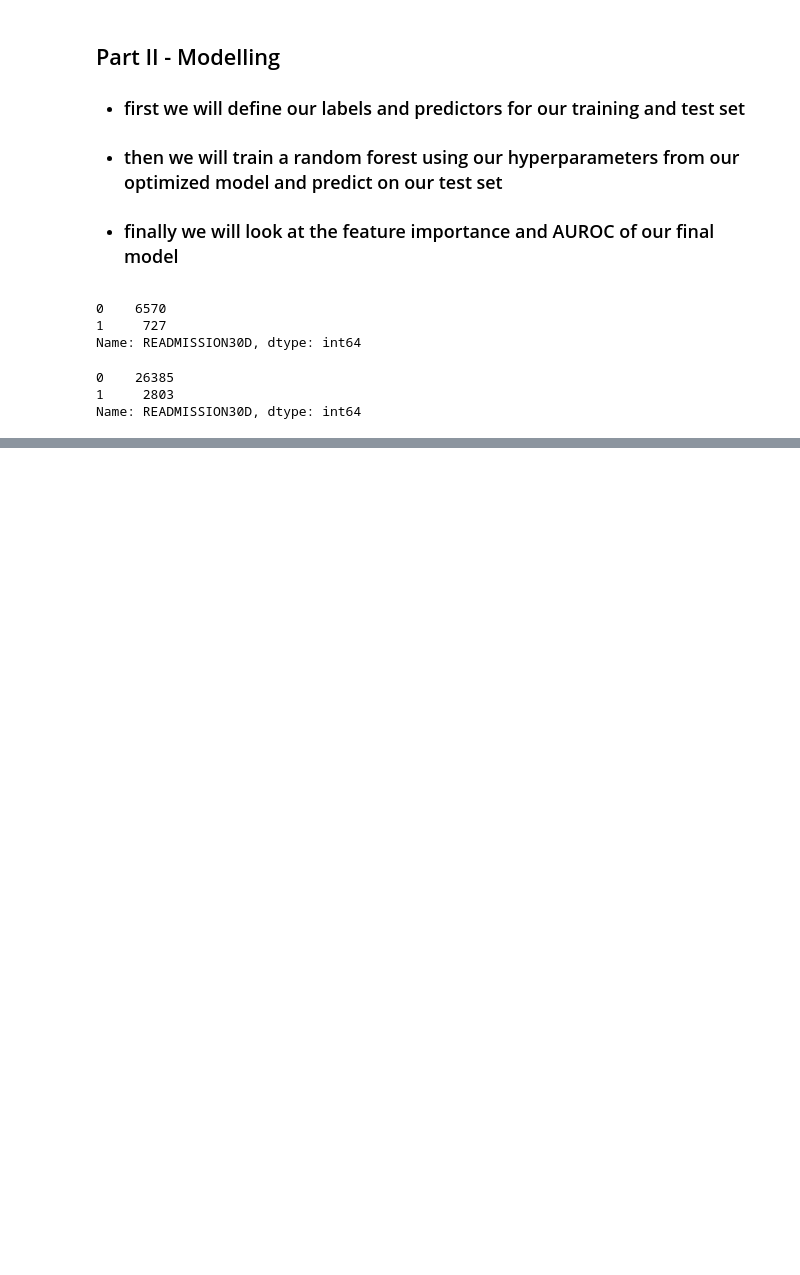
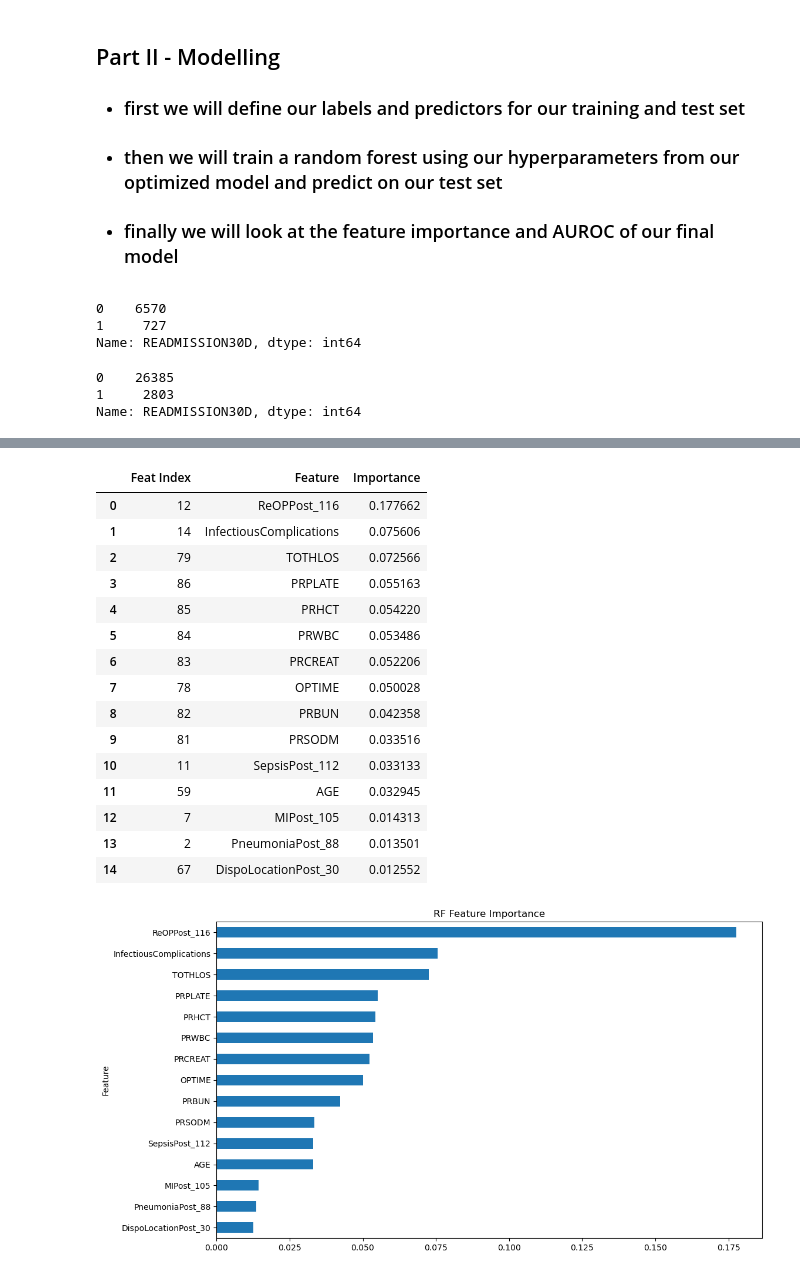
Before and after one commit to RutwikP/BME580_FinalProject, a Jupyter notebook: RF_test_preds.ipynb, the cells around one changed output, grey strips where cells are left out. Cells and saved outputs as stored; diff of their text form; code cells hidden in the pictures; blank space fills up the shorter version.

```diff
--- a/RF_test_preds.ipynb
+++ b/RF_test_preds.ipynb
@@ -235,0 +275,47 @@ display(y_test.info())
+# %%
+def final_model_feat_importance(X_train, rf_model):
+    #define feature names
+    feat_names = X_train.columns
+
+    #define the number of features to show
+    num_to_show = 15
+
+    # Determine the relative importance of each feature using the random forest model
+    importances = rf_model.feature_importances_
+
+    # Get an array of the indices that would sort "importances" in reverse order to get largest to smallest
+    indices = np.argsort(importances)[::-1]
+    ranked_feats = []
+    for i in range(len(indices)):
+        feat_name = feat_names[indices[i]]
+        ranked_feats.append(feat_name)
+    RF_ranking = pd.DataFrame()
+    RF_ranking['Feat Index'] = indices
+    RF_ranking['Feature'] = ranked_feats
+    RF_ranking['Importance'] = np.sort(importances)[::-1]
+
+    # Plot the importance value for each feature
+    RF_ranking[:num_to_show][::-1].plot(x='Feature',y='Importance',kind='barh',figsize=(12,7),legend=False,title='RF Feature Importance')
+    plt.show()
+
+    return RF_ranking
+# %%
+rf_final_ranking = final_model_feat_importance(X_train, rf_model)
+# %% [output]
+|  | Feat Index | Feature | Importance |
+| 0 | 12 | ReOPPost_116 | 0.177662 |
+| 1 | 14 | InfectiousComplications | 0.075606 |
+| 2 | 79 | TOTHLOS | 0.072566 |
+| 3 | 86 | PRPLATE | 0.055163 |
+| 4 | 85 | PRHCT | 0.054220 |
+| 5 | 84 | PRWBC | 0.053486 |
+| 6 | 83 | PRCREAT | 0.052206 |
+| 7 | 78 | OPTIME | 0.050028 |
+| 8 | 82 | PRBUN | 0.042358 |
+| 9 | 81 | PRSODM | 0.033516 |
+| 10 | 11 | SepsisPost_112 | 0.033133 |
+| 11 | 59 | AGE | 0.032945 |
+| 12 | 7 | MIPost_105 | 0.014313 |
+| 13 | 2 | PneumoniaPost_88 | 0.013501 |
+| 14 | 67 | DispoLocationPost_30 | 0.012552 |
+[figure, added]
```
Also changed, not shown: parts of 10 cells of this notebook, 4 other files.
